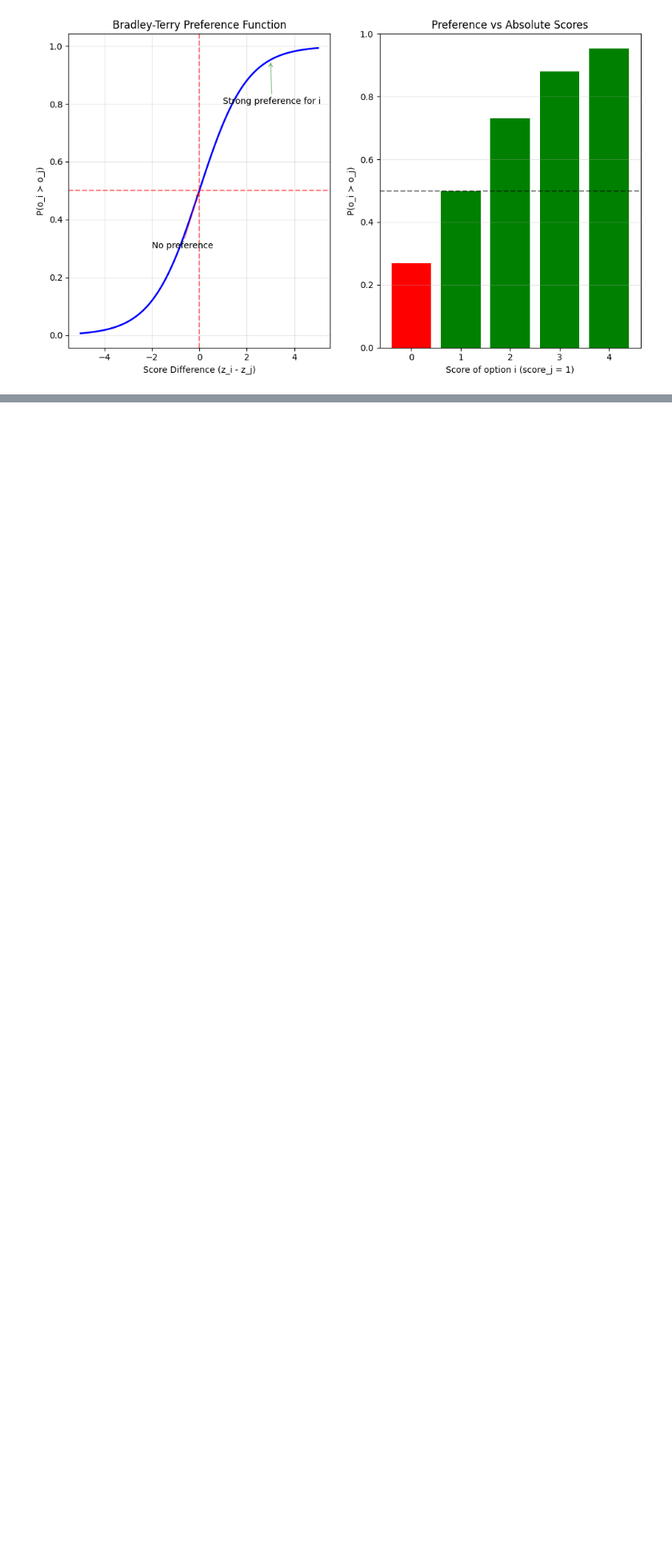
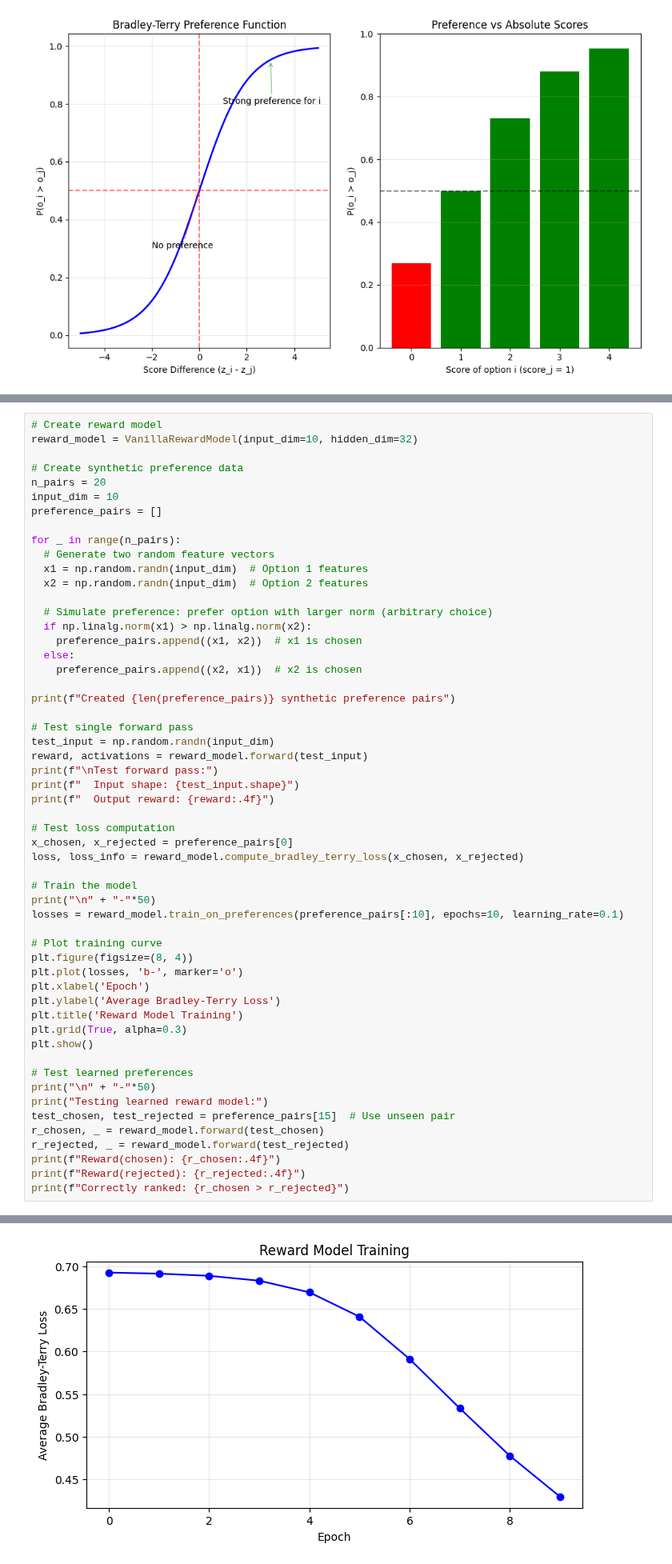
Before and after one commit to bltzr75/Practices_with_Speech_and_Language_Processing_Jurafsky_and_Martin, a Jupyter notebook: Post-training: Instruction Tuning, Alignment, and Test-Time Compute/Post_training_Instruction_Tuning_Alignment_and_Test_Time_Compute.ipynb, the cells around one changed output, grey strips where cells are left out. Shown at 80% size. Saved outputs shown, nothing was run; the diff lists cells and outputs as text; blank space fills up the shorter version.

Commit message:
Added Vanilla Reward Model Training with Numpy

```diff
--- a/Post-training: Instruction Tuning, Alignment, and Test-Time Compute/Post_training_Instruction_Tuning_Alignment_and_Test_Time_Compute.ipynb
+++ b/Post-training: Instruction Tuning, Alignment, and Test-Time Compute/Post_training_Instruction_Tuning_Alignment_and_Test_Time_Compute.ipynb
@@ -1035,0 +1218,56 @@ Average log likelihood: -0.2874
+# %%
+# Create reward model
+reward_model = VanillaRewardModel(input_dim=10, hidden_dim=32)
+
+# Create synthetic preference data
+n_pairs = 20
+input_dim = 10
+preference_pairs = []
+
+for _ in range(n_pairs):
+  # Generate two random feature vectors
+  x1 = np.random.randn(input_dim)  # Option 1 features
+  x2 = np.random.randn(input_dim)  # Option 2 features
+
+  # Simulate preference: prefer option with larger norm (arbitrary choice)
+  if np.linalg.norm(x1) > np.linalg.norm(x2):
+    preference_pairs.append((x1, x2))  # x1 is chosen
+  else:
+    preference_pairs.append((x2, x1))  # x2 is chosen
+
+print(f"Created {len(preference_pairs)} synthetic preference pairs")
+
+# Test single forward pass
+test_input = np.random.randn(input_dim)
+reward, activations = reward_model.forward(test_input)
+print(f"\nTest forward pass:")
+print(f"  Input shape: {test_input.shape}")
+print(f"  Output reward: {reward:.4f}")
+
+# Test loss computation
+x_chosen, x_rejected = preference_pairs[0]
+loss, loss_info = reward_model.compute_bradley_terry_loss(x_chosen, x_rejected)
+
+# Train the model
+print("\n" + "-"*50)
+losses = reward_model.train_on_preferences(preference_pairs[:10], epochs=10, learning_rate=0.1)
+
+# Plot training curve
+plt.figure(figsize=(8, 4))
+plt.plot(losses, 'b-', marker='o')
+plt.xlabel('Epoch')
+plt.ylabel('Average Bradley-Terry Loss')
+plt.title('Reward Model Training')
+plt.grid(True, alpha=0.3)
+plt.show()
+
+# Test learned preferences
+print("\n" + "-"*50)
+print("Testing learned reward model:")
+test_chosen, test_rejected = preference_pairs[15]  # Use unseen pair
+r_chosen, _ = reward_model.forward(test_chosen)
+r_rejected, _ = reward_model.forward(test_rejected)
+print(f"Reward(chosen): {r_chosen:.4f}")
+print(f"Reward(rejected): {r_rejected:.4f}")
+print(f"Correctly ranked: {r_chosen > r_rejected}")
+# %% [output]
@@ -1035,0 +1291 @@ Average log likelihood: -0.2874
+[figure, added]
```
Also changed, not shown: parts of 6 cells of this notebook, 1 other file.
